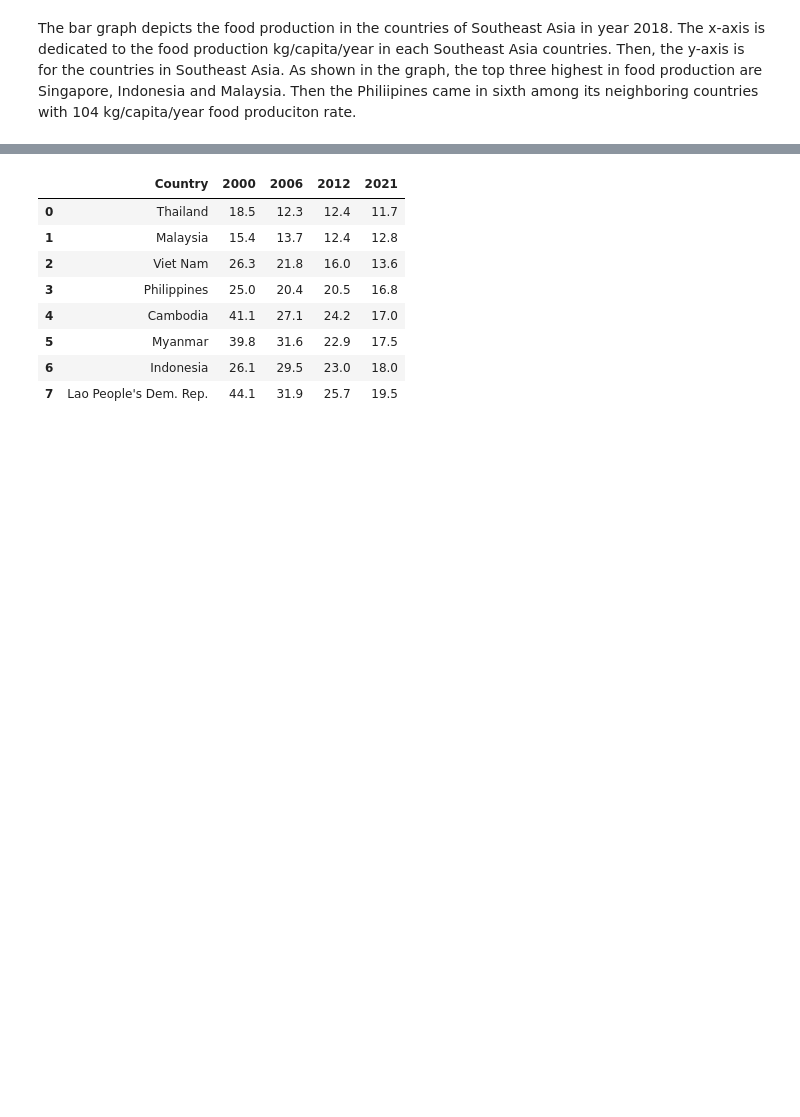
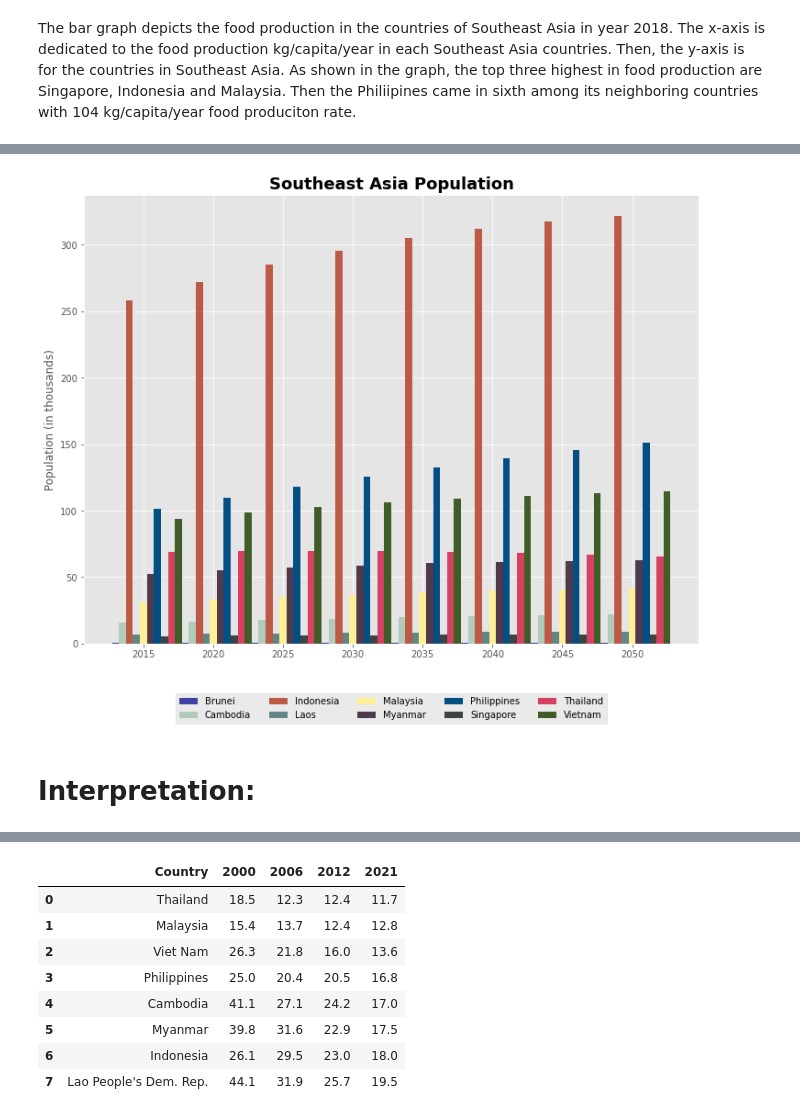
Before and after one commit to renzcarlo24/ITBA-3207-Team-Big-Bytes, a Jupyter notebook: Data Visualization.ipynb, the cells around one changed output, grey strips where cells are left out. Drawn from its saved outputs; the diff is of its cells as text; code cells hidden in the pictures; blank space fills up the shorter version.

```diff
--- a/Data Visualization.ipynb
+++ b/Data Visualization.ipynb
@@ -59,0 +136,40 @@ The bar graph depicts the food production in the countries of Southeast Asia in
+# %%
+#Input Values
+Brunei = (0.4, 0.4, 0.5, 0.5, 0.5, 0.5, 0.5, 0.5)
+Cambodia = (15.5, 16.7, 17.8, 18.8, 19.7, 20.6, 21.4, 22.0)
+Indonesia = (258.2, 272.2, 284.8, 295.6, 304.8, 312.1, 317.7, 321.6)
+Laos = (6.7, 7.2, 7.6, 8.0, 8.4, 8.7, 9.0, 9.2)
+Malaysia = (30.7, 32.9, 34.9, 36.8, 38.4, 39.7, 40.8, 41.7)
+Myanmar = (52.4, 54.8, 57.0, 58.9, 60.4, 61.5, 62.1, 62.4)
+Philippines = (101.7, 109.7, 117.7, 125.4, 132.7, 139.4, 145.7, 151.3)
+Singapore = (5.5, 5.9, 6.2, 6.3, 6.5, 6.6, 6.6, 6.6)
+Thailand = (68.7, 69.4, 69.7, 69.6, 69.2, 68.3, 67.0, 65.4)
+Vietnam = (93.6, 98.4, 102.8, 106.3, 109.0, 111.2, 113.1, 114.6)
+# %%
+#Creating the Plot
+style.use('ggplot')
+plt.figure(figsize=(12,9))
+barWidth = 0.5
+
+xpos = np.array([2015, 2020, 2025, 2030, 2035, 2040, 2045, 2050])
+plt.bar(xpos+1, Brunei, color='#4040a1', width =barWidth, label='Brunei')
+plt.bar(xpos+1.5, Cambodia, color='#b1cbbb', width =barWidth, label='Cambodia')
+plt.bar(xpos+2, Indonesia, color='#bc5a45', width =barWidth, label='Indonesia')
+plt.bar(xpos+2.5, Laos, color='#618685', width =barWidth, label='Laos')
+plt.bar(xpos+3, Malaysia, color='#ffef96', width =barWidth, label='Malaysia')
+plt.bar(xpos+3.5, Myanmar, color='#50394c', width =barWidth, label='Myanmar')
+plt.bar(xpos+4, Philippines, color='#034f84', width =barWidth, label='Philippines')
+plt.bar(xpos+4.5, Singapore, color='#3e4444', width =barWidth, label='Singapore')
+plt.bar(xpos+5, Thailand, color='#d64161', width =barWidth, label='Thailand')
+plt.bar(xpos+5.5, Vietnam, color='#405d27', width =barWidth, label='Vietnam')
+plt.xticks(xpos + 3,((('2015', '2020', '2025', '2030', '2035', '2040', '2045', '2050'))))
+plt.ylabel("Population (in thousands)")
+plt.title('Southeast Asia Population', fontweight="bold", fontdict={'fontname': 'DejaVu Sans', 'fontsize': 18})
+plt.legend(loc='upper center', bbox_to_anchor=(0.5, -0.1), fancybox=True, ncol=5)
+#Saving visualizations in TIFF file with 300 dpi
+plt.savefig('FoodProduction.tiff', transparent=True, dpi=300)
+plt.show()
+# %% [output]
+[figure, added]
+# %% [markdown]
+# Interpretation:
```
Also changed, not shown: parts of 10 cells of this notebook.
